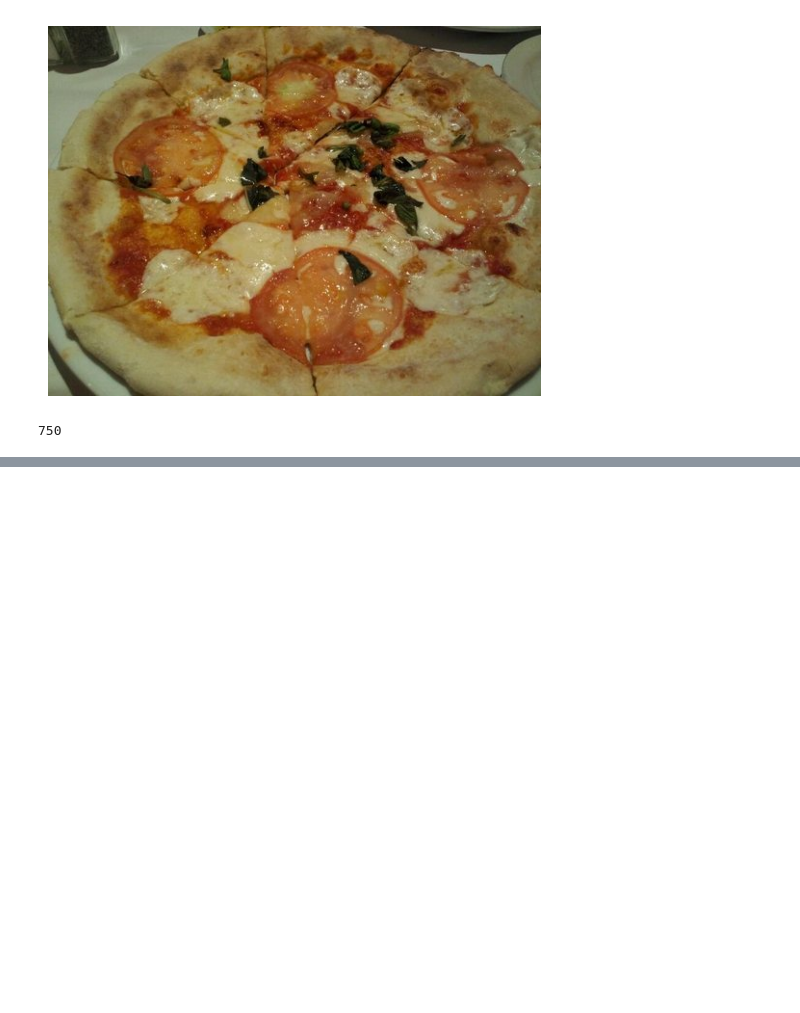
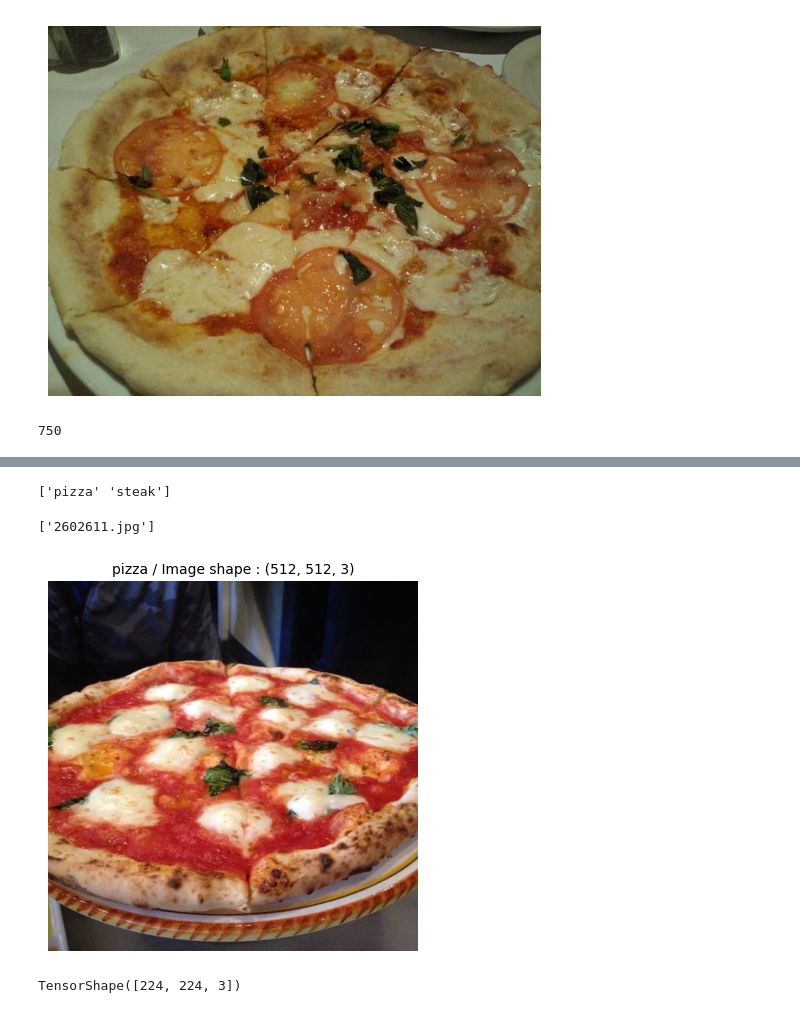
Before and after one commit to hvanli/01_tensorflow_htv, a Jupyter notebook: 03_tensorflow_neural_network_classification/nb/03_computer_vision_and_convolotional_neural_networks.ipynb, the cells around one changed output, grey strips where cells are left out. Cells and saved outputs as stored; diff of their text form; code cells hidden in the pictures; blank space fills up the shorter version.

```diff
--- a/03_tensorflow_neural_network_classification/nb/03_computer_vision_and_convolotional_neural_networks.ipynb
+++ b/03_tensorflow_neural_network_classification/nb/03_computer_vision_and_convolotional_neural_networks.ipynb
@@ -84,5 +82,10 @@ pizza_train_files = os.listdir("../data/pizza_steak/train/pizza/")
 !pwd
 # %% [output]
 /workspace/01_tensorflow_htv/03_tensorflow_neural_network_classification/nb
+# %%
+import os
+pizza_train_files = os.listdir("../data/pizza_steak/train/pizza/")
+path = "/workspace/01_tensorflow_htv/03_tensorflow_neural_network_classification/data"
+pizza_train_filepaths = [path + "/pizza_steak/train/pizza/" + file for file in pizza_train_files if not file.startswith(".")]
 # %%
 from PIL import Image
@@ -112 +116,54 @@ There are 0 directories and 1 images in '../data/pizza_steak/train/pizza/.ipynb_
 There are 0 directories and 750 images in '../data/pizza_steak/train/steak'
+# %%
+import pathlib
+import numpy as np
+
+# Get classnames programmatically
+class_names = os.listdir("../data/pizza_steak/train/")
+class_names
+
+# OR
+
+data_dir = pathlib.Path("../data/pizza_steak/train")
+class_names = np.array(sorted([item.name for item in data_dir.glob("*")]))
+print(class_names)
+# %% [output]
+['pizza' 'steak']
+# %%
+# Visualize image
+import matplotlib.pyplot as plt
+import matplotlib.image as mpimg
+import random
+
+def view_random_image(target_dir, target_class):
+    # setup target folder
+    target_folder = os.path.join(target_dir, target_class)
+
+    # Get a random image path
+    random_image = random.sample(os.listdir(target_folder), 1)
+
+    print(random_image)
+
+    # Read in the image  and plot it using matplotlib
+
+    img = mpimg.imread(os.path.join(target_folder, random_image[0]))
+    plt.imshow(img)
+    plt.title(f"{target_class} / Image shape : {img.shape}", fontsize=10)
+    plt.axis("off");
+    return img
+# %%
+img = view_random_image("../data/pizza_steak/train", "pizza")
+# img
+# %% [output]
+['2602611.jpg']
+[figure, added]
+# %%
+import tensorflow as tf
+
+tf.constant(img)
+
+img_resized = tf.image.resize(img, [224, 224])
+
+img_resized.shape
+# %% [output]
+TensorShape([224, 224, 3])
```
Also changed, not shown: parts of 17 cells of this notebook, 7 other files.
